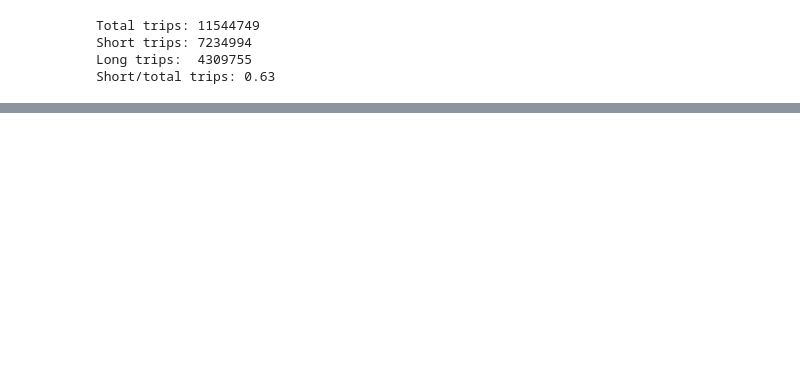
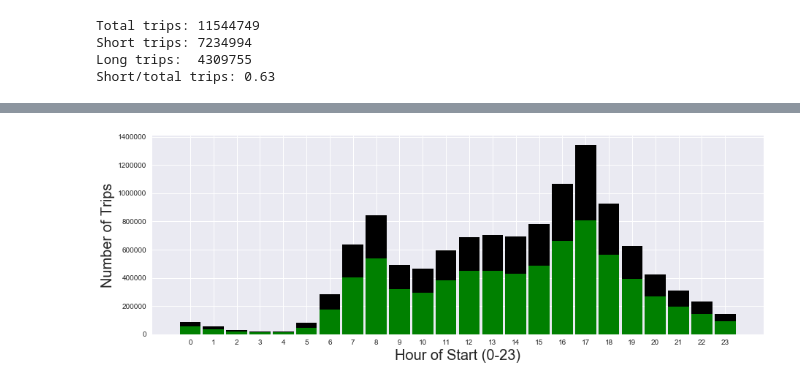
Before and after one commit to AlanAu/data-challenges, a Jupyter notebook: Alan Au - Divvy.ipynb, the cells around one changed output, grey strips where cells are left out. Saved outputs shown, nothing was run; the diff lists cells and outputs as text; code cells hidden in the pictures; blank space fills up the shorter version.

```diff
--- a/Alan Au - Divvy.ipynb
+++ b/Alan Au - Divvy.ipynb
@@ -374,0 +427,16 @@ sns.distplot(df['start_hour'], kde=False)
+# %%
+#Histogram of trips by starting hour
+
+plt.rcParams["figure.figsize"] = [15,5] #resize the plot for easy display
+
+#sns.distplot(df['start_hour'], kde=False) #seaborn version
+
+plt.figure().add_subplot(111).set_xticks(range(0,24,1))
+
+plt.hist(df['start_hour'], bins = np.arange(0,25)-0.5, rwidth = 0.9, color = 'k');
+plt.hist(short_df['start_hour'], bins = np.arange(0,25)-0.5, rwidth = 0.9, color = 'g');
+
+plt.xlabel('Hour of Start (0-23)', fontsize = '20');
+plt.ylabel('Number of Trips', fontsize = '20');
+# %% [output]
+[figure, added]
```
Also changed, not shown: parts of 40 cells of this notebook.
